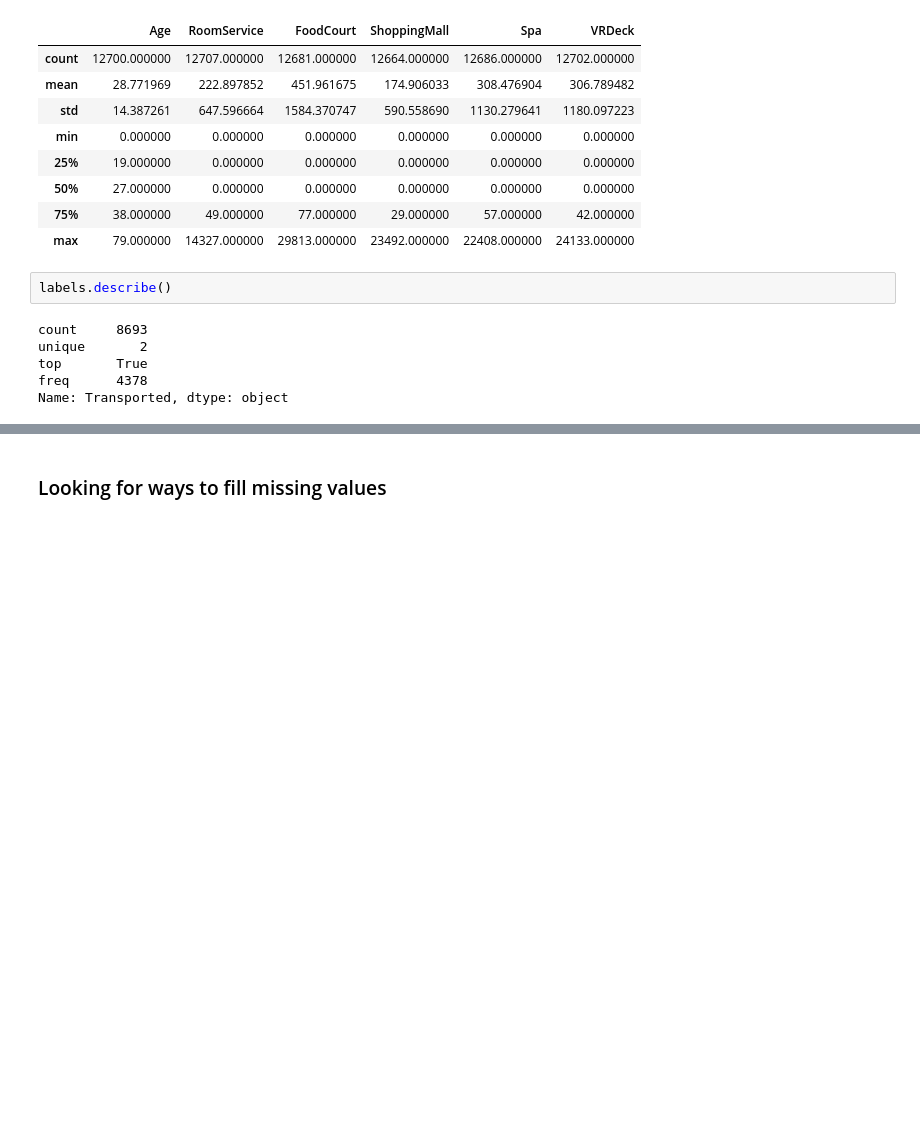
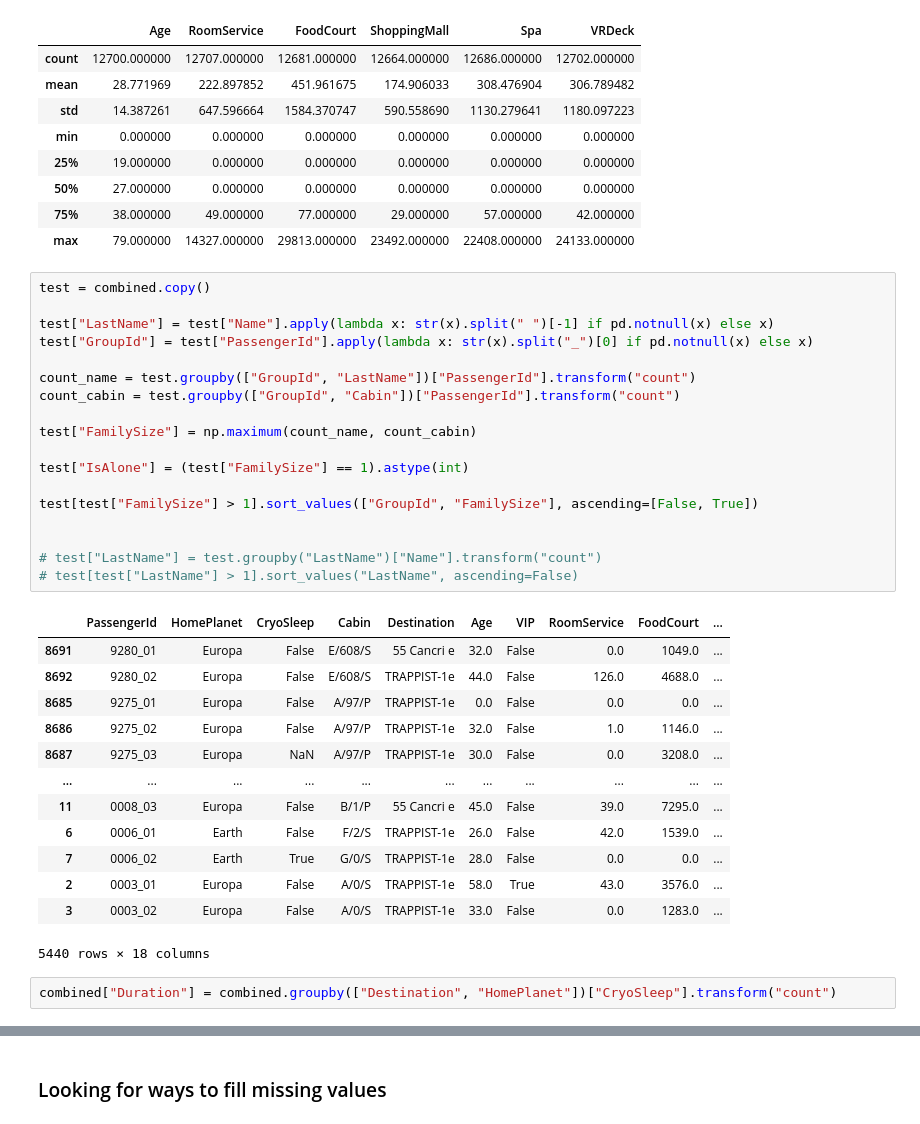
Before and after one commit to aKravtschenko/learning_ml, a Jupyter notebook: spaceship-titanic.ipynb, the cells around one changed output, grey strips where cells are left out. Drawn from its saved outputs; the diff is of its cells as text; blank space fills up the shorter version.

```diff
--- a/spaceship-titanic.ipynb
+++ b/spaceship-titanic.ipynb
@@ -136,11 +136,37 @@ combined.describe()
 | 50% | 27.000000 | 0.000000 | 0.000000 | 0.000000 | 0.000000 | 0.000000 |
 | 75% | 38.000000 | 49.000000 | 77.000000 | 29.000000 | 57.000000 | 42.000000 |
 | max | 79.000000 | 14327.000000 | 29813.000000 | 23492.000000 | 22408.000000 | 24133.000000 |
-# %%
-labels.describe()
-# %% [output]
-count     8693
-unique       2
-top       True
-freq      4378
-Name: Transported, dtype: object
+# %%
+test = combined.copy()
+
+test["LastName"] = test["Name"].apply(lambda x: str(x).split(" ")[-1] if pd.notnull(x) else x)
+test["GroupId"] = test["PassengerId"].apply(lambda x: str(x).split("_")[0] if pd.notnull(x) else x)
+
+count_name = test.groupby(["GroupId", "LastName"])["PassengerId"].transform("count")
+count_cabin = test.groupby(["GroupId", "Cabin"])["PassengerId"].transform("count")
+
+test["FamilySize"] = np.maximum(count_name, count_cabin)
+
+test["IsAlone"] = (test["FamilySize"] == 1).astype(int)
+
+test[test["FamilySize"] > 1].sort_values(["GroupId", "FamilySize"], ascending=[False, True])
+
+
+# test["LastName"] = test.groupby("LastName")["Name"].transform("count")
+# test[test["LastName"] > 1].sort_values("LastName", ascending=False)
+# %% [output]
+|  | PassengerId | HomePlanet | CryoSleep | Cabin | Destination | Age | VIP | RoomService | FoodCourt | ... |
+| 8691 | 9280_01 | Europa | False | E/608/S | 55 Cancri e | 32.0 | False | 0.0 | 1049.0 | ... |
+| 8692 | 9280_02 | Europa | False | E/608/S | TRAPPIST-1e | 44.0 | False | 126.0 | 4688.0 | ... |
+| 8685 | 9275_01 | Europa | False | A/97/P | TRAPPIST-1e | 0.0 | False | 0.0 | 0.0 | ... |
+| 8686 | 9275_02 | Europa | False | A/97/P | TRAPPIST-1e | 32.0 | False | 1.0 | 1146.0 | ... |
+| 8687 | 9275_03 | Europa | NaN | A/97/P | TRAPPIST-1e | 30.0 | False | 0.0 | 3208.0 | ... |
+| ... | ... | ... | ... | ... | ... | ... | ... | ... | ... | ... |
+| 11 | 0008_03 | Europa | False | B/1/P | 55 Cancri e | 45.0 | False | 39.0 | 7295.0 | ... |
+| 6 | 0006_01 | Earth | False | F/2/S | TRAPPIST-1e | 26.0 | False | 42.0 | 1539.0 | ... |
+| 7 | 0006_02 | Earth | True | G/0/S | TRAPPIST-1e | 28.0 | False | 0.0 | 0.0 | ... |
+| 2 | 0003_01 | Europa | False | A/0/S | TRAPPIST-1e | 58.0 | True | 43.0 | 3576.0 | ... |
+| 3 | 0003_02 | Europa | False | A/0/S | TRAPPIST-1e | 33.0 | False | 0.0 | 1283.0 | ... |
+5440 rows × 18 columns
+# %%
+combined["Duration"] = combined.groupby(["Destination", "HomePlanet"])["CryoSleep"].transform("count")
```
Also changed, not shown: parts of 6 cells of this notebook, 1 other file.
